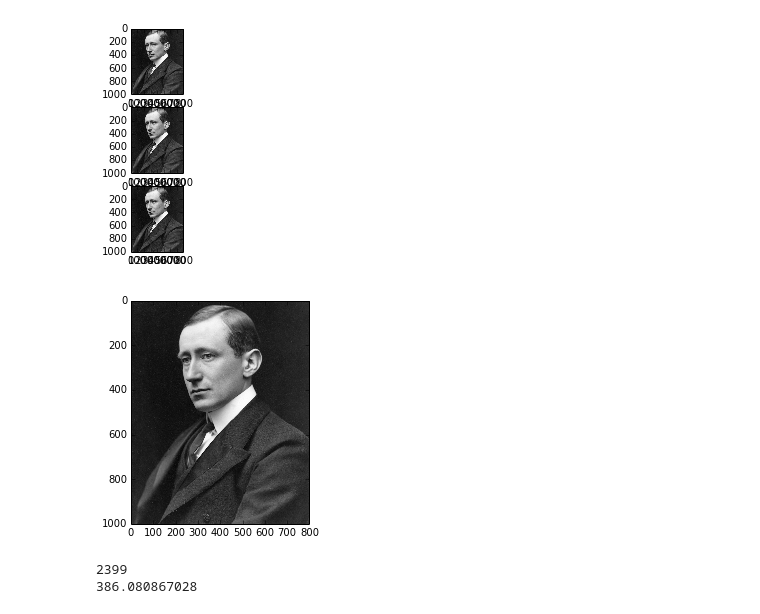
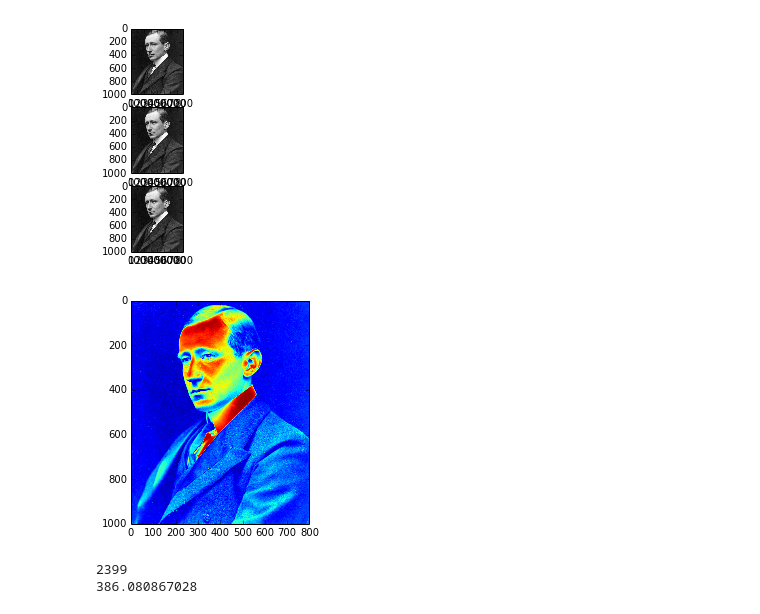
Before and after one commit to lambdaloop/radio-images, a Jupyter notebook: Wavelet Compression.ipynb, the cells around one changed output. Cells and saved outputs as stored; diff of their text form; code cells hidden in the pictures.

```diff
--- a/Wavelet Compression.ipynb
+++ b/Wavelet Compression.ipynb
@@ -56,10 +56,10 @@ for i in range(np.shape(r)[0]):
         Cr[i,j] = YCbCr.item(2,0);
 # %%
 plt.clf()
-plt.imshow(Y + Cb + Cr, cmap='gray')
+plt.imshow(Y)
 plt.draw()
 # %% [output]
-[figure, old version]
+[figure, new version]
 # %%
 x = Y
 
```
Also changed, not shown: parts of 1 cell of this notebook.
